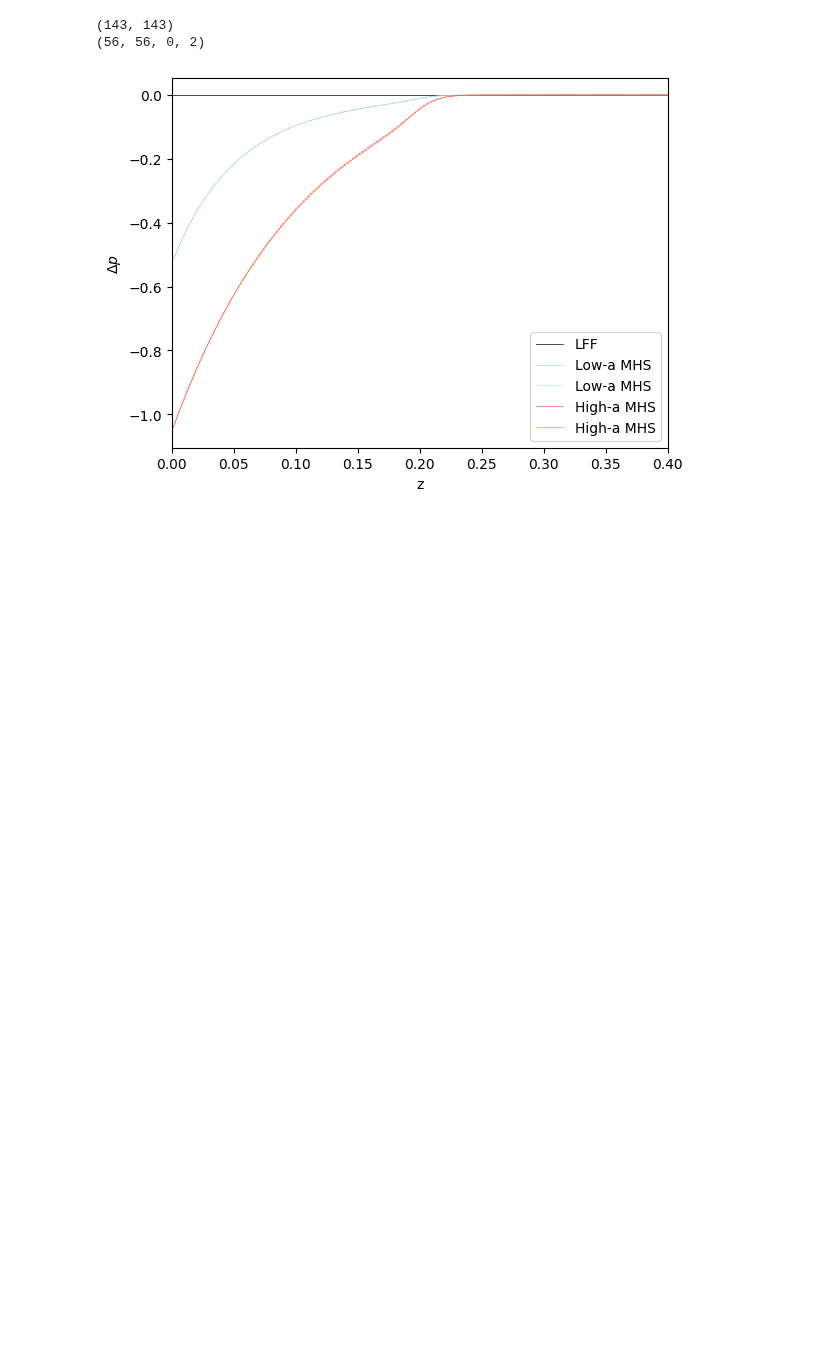
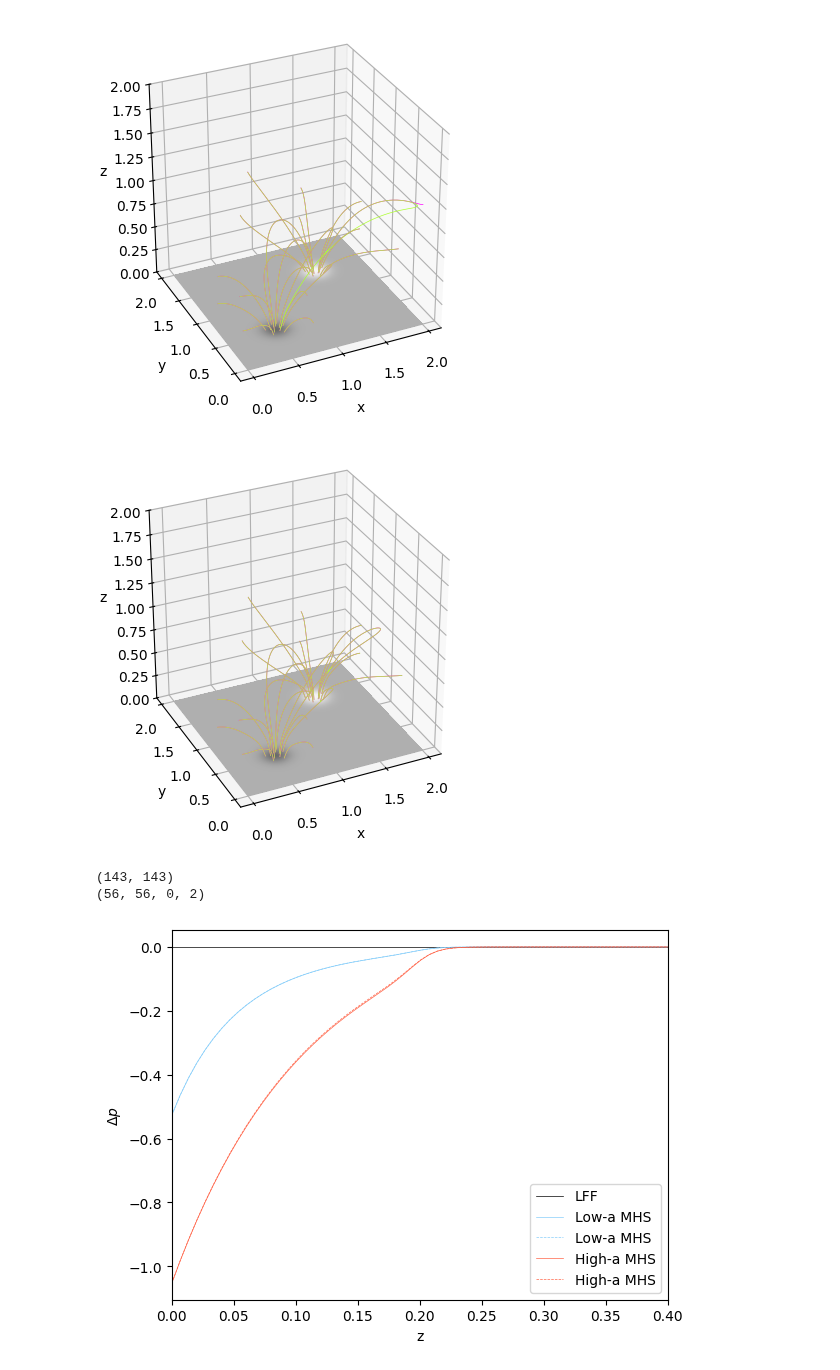
Before and after one commit to LMNadol/mflex, a Jupyter notebook: notebooks/paper.ipynb, the cells around one changed output. Drawn from its saved outputs; the diff is of its cells as text; code cells hidden in the pictures; blank space fills up the shorter version.

```diff
--- a/notebooks/paper.ipynb
+++ b/notebooks/paper.ipynb
@@ -554,3 +545,54 @@ plot_fieldlines_polar_paper(
+# %%
+plot_fieldlines_polar_paper2(
+    mfield_hyp_mhs1,
+    mfield_asymp_mhs1,
+    h1,
+    hmin,
+    hmax,
+    eps,
+    nresol_x,
+    nresol_y,
+    nresol_z,
+    -xmax,
+    xmax,
+    -ymax,
+    ymax,
+    zmin,
+    zmax,
+    a_mhs1,
+    b,
+    alpha_mhs1,
+    nf_max,
+    name="MF_comp_mhs1",
+    cmap=cmap,
+)
+
+plot_fieldlines_polar_paper2(
+    mfield_hyp_mhs2,
+    mfield_asymp_mhs2,
+    h1,
+    hmin,
+    hmax,
+    eps,
+    nresol_x,
+    nresol_y,
+    nresol_z,
+    -xmax,
+    xmax,
+    -ymax,
+    ymax,
+    zmin,
+    zmax,
+    a_mhs2,
+    b,
+    alpha_mhs2,
+    nf_max,
+    name="MF_comp_mhs2",
+    cmap=cmap,
+)
+# %% [output]
+[figure, added]
+[figure, added]
 # %%
 print(np.unravel_index(data_bz.argmax(), data_bz.shape))
 ix_max = np.unravel_index(data_bz.argmax(), data_bz.shape)[1]
```
Also changed, not shown: parts of 9 cells of this notebook, 2 other files.
